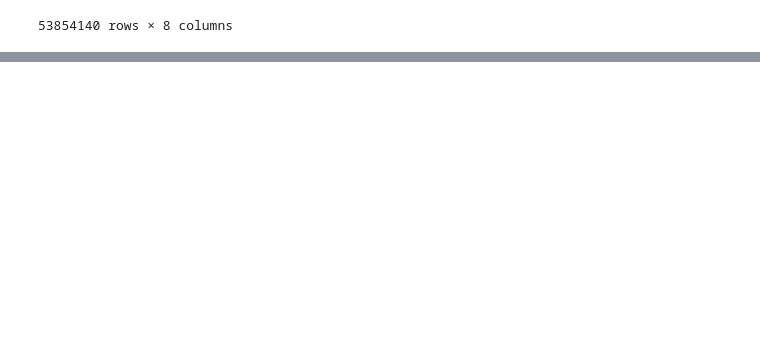
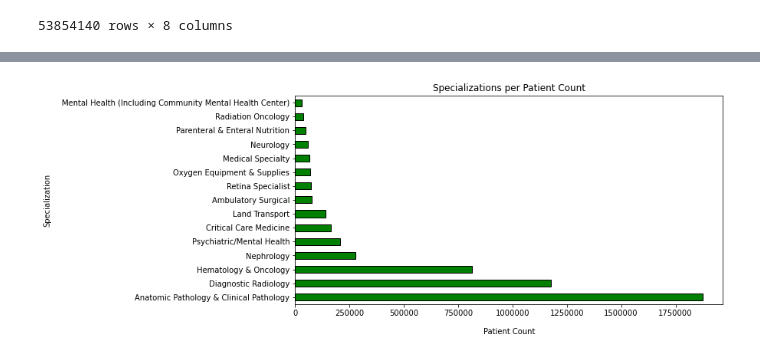
Before and after one commit to nss-data-science-cohort-6/hop_team-double-eagle-ii, a Jupyter notebook: Analysis_AC.ipynb, the cells around one changed output, grey strips where cells are left out. Saved outputs shown, nothing was run; the diff lists cells and outputs as text; code cells hidden in the pictures; blank space fills up the shorter version.

```diff
--- a/Analysis_AC.ipynb
+++ b/Analysis_AC.ipynb
@@ -281,0 +282,3 @@ specialist
+# %%
+specialist = pd.DataFrame(specialist)
+specialist
@@ -281,0 +299,11 @@ specialist
+# %%
+specialization_plot = specialist.groupby(['Specialization'])['patient_count'].sum().sort_values(ascending= False).head(15).plot(kind = 'barh', color='green', edgecolor='black', figsize=(10, 5))
+plt.xlabel("Patient Count", labelpad=14)
+plt.ylabel("Specialization", labelpad=14)
+plt.ticklabel_format(style='plain', useOffset=False, axis='x')
+plt.title("Specializations per Patient Count")
+
+
+specialization_plot;
+# %% [output]
+[figure, added]
```
Also changed, not shown: parts of 13 cells of this notebook.
